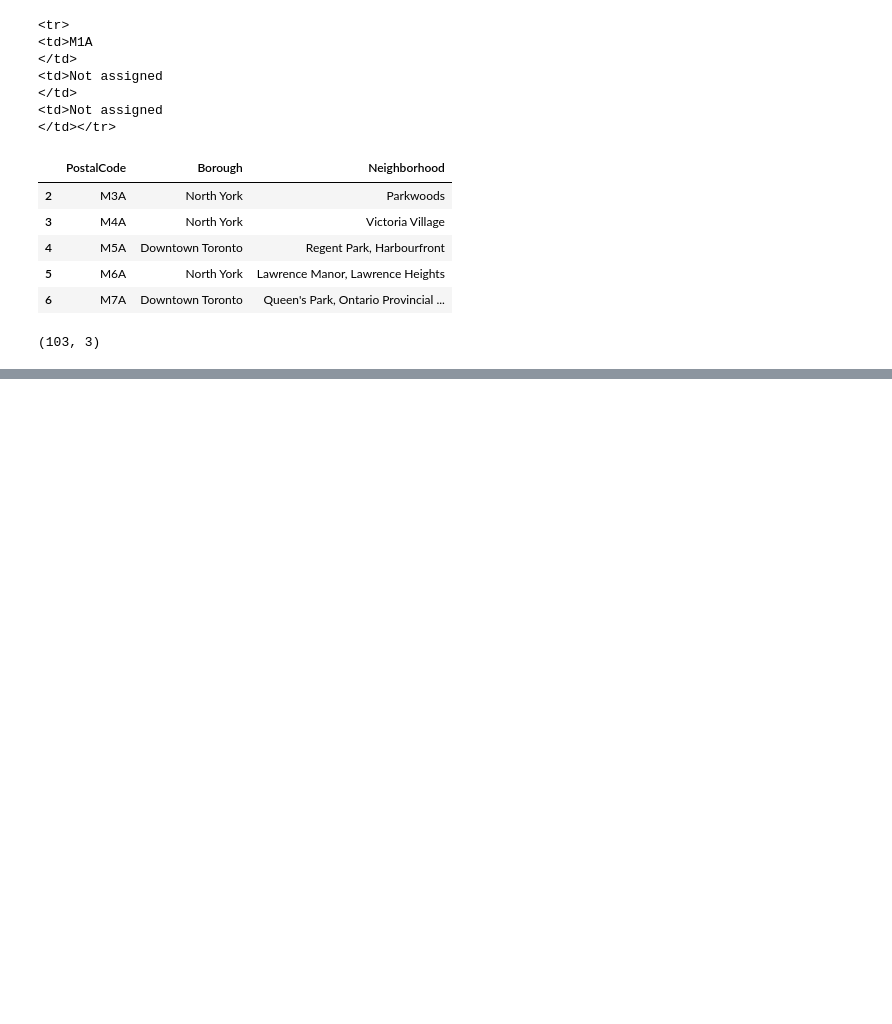
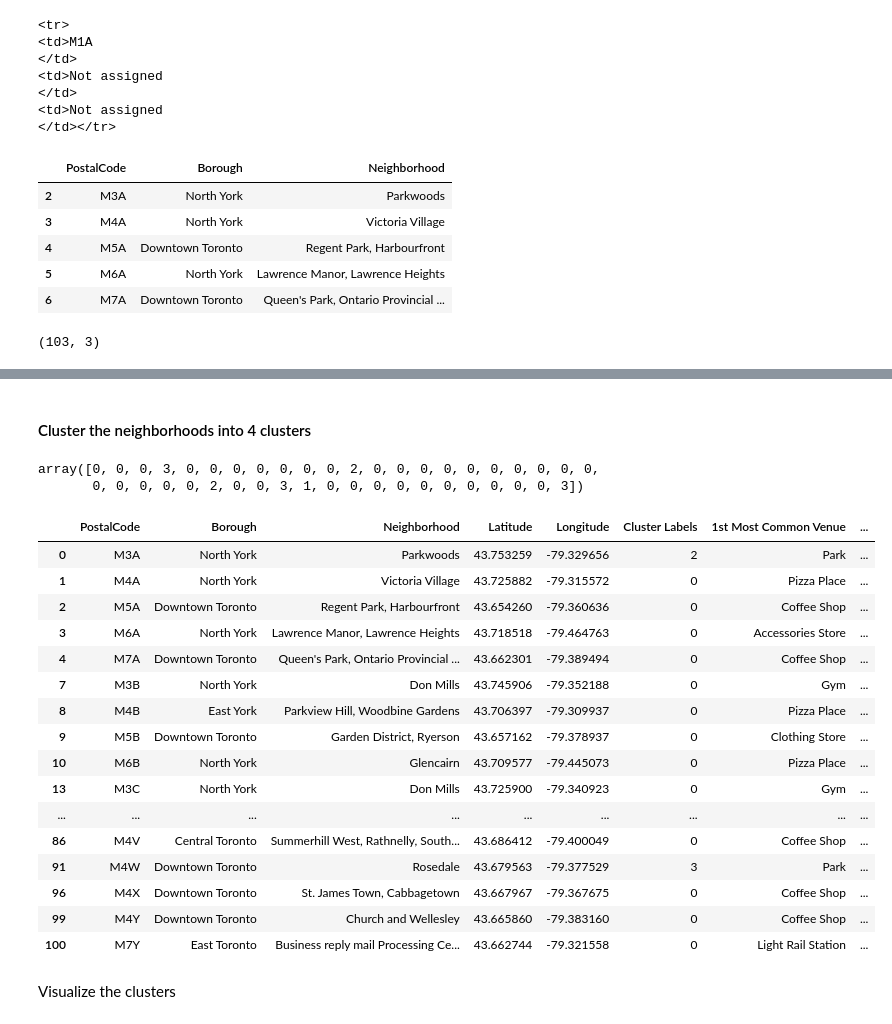
Before and after one commit to johnsemfe/Coursera_Capstone, a Jupyter notebook: toronto.ipynb, the cells around one changed output, grey strips where cells are left out. Drawn from its saved outputs; the diff is of its cells as text; code cells hidden in the pictures; blank space fills up the shorter version.

```diff
--- a/toronto.ipynb
+++ b/toronto.ipynb
@@ -54,0 +319,47 @@ df.shape
+# %% [markdown]
+#### Cluster the neighborhoods into 4 clusters
+# %%
+# set number of clusters
+kclusters = 4
+
+toronto_grouped_clustering = toronto_grouped.drop('Neighborhood', 1)
+
+# run k-means clustering
+kmeans = KMeans(n_clusters=kclusters, random_state=0).fit(toronto_grouped_clustering)
+
+# check cluster labels generated for each row in the dataframe
+kmeans.labels_
+# %% [output]
+array([0, 0, 0, 3, 0, 0, 0, 0, 0, 0, 0, 2, 0, 0, 0, 0, 0, 0, 0, 0, 0, 0,
+       0, 0, 0, 0, 0, 2, 0, 0, 3, 1, 0, 0, 0, 0, 0, 0, 0, 0, 0, 0, 3])
+# %%
+# add clustering labels
+neighborhoods_venues_sorted.insert(0, 'Cluster Labels', kmeans.labels_)
+# %%
+toronto_merged = central
+
+# merge toronto_grouped with central to add latitude/longitude for each neighborhood
+toronto_merged = toronto_merged.join(neighborhoods_venues_sorted.set_index('Neighborhood'), on='Neighborhood')
+toronto_merged.dropna(0, inplace=True)
+toronto_merged['Cluster Labels']=toronto_merged['Cluster Labels'].astype('int32')
+toronto_merged
+# %% [output]
+|  | PostalCode | Borough | Neighborhood | Latitude | Longitude | Cluster Labels | 1st Most Common Venue | ... |
+| 0 | M3A | North York | Parkwoods | 43.753259 | -79.329656 | 2 | Park | ... |
+| 1 | M4A | North York | Victoria Village | 43.725882 | -79.315572 | 0 | Pizza Place | ... |
+| 2 | M5A | Downtown Toronto | Regent Park, Harbourfront | 43.654260 | -79.360636 | 0 | Coffee Shop | ... |
+| 3 | M6A | North York | Lawrence Manor, Lawrence Heights | 43.718518 | -79.464763 | 0 | Accessories Store | ... |
+| 4 | M7A | Downtown Toronto | Queen's Park, Ontario Provincial ... | 43.662301 | -79.389494 | 0 | Coffee Shop | ... |
+| 7 | M3B | North York | Don Mills | 43.745906 | -79.352188 | 0 | Gym | ... |
+| 8 | M4B | East York | Parkview Hill, Woodbine Gardens | 43.706397 | -79.309937 | 0 | Pizza Place | ... |
+| 9 | M5B | Downtown Toronto | Garden District, Ryerson | 43.657162 | -79.378937 | 0 | Clothing Store | ... |
+| 10 | M6B | North York | Glencairn | 43.709577 | -79.445073 | 0 | Pizza Place | ... |
+| 13 | M3C | North York | Don Mills | 43.725900 | -79.340923 | 0 | Gym | ... |
+| ... | ... | ... | ... | ... | ... | ... | ... | ... |
+| 86 | M4V | Central Toronto | Summerhill West, Rathnelly, South... | 43.686412 | -79.400049 | 0 | Coffee Shop | ... |
+| 91 | M4W | Downtown Toronto | Rosedale | 43.679563 | -79.377529 | 3 | Park | ... |
+| 96 | M4X | Downtown Toronto | St. James Town, Cabbagetown | 43.667967 | -79.367675 | 0 | Coffee Shop | ... |
+| 99 | M4Y | Downtown Toronto | Church and Wellesley | 43.665860 | -79.383160 | 0 | Coffee Shop | ... |
+| 100 | M7Y | East Toronto | Business reply mail Processing Ce... | 43.662744 | -79.321558 | 0 | Light Rail Station | ... |
+# %% [markdown]
+Visualize the clusters
```
Also changed, not shown: parts of 35 cells of this notebook, 1 other file.
